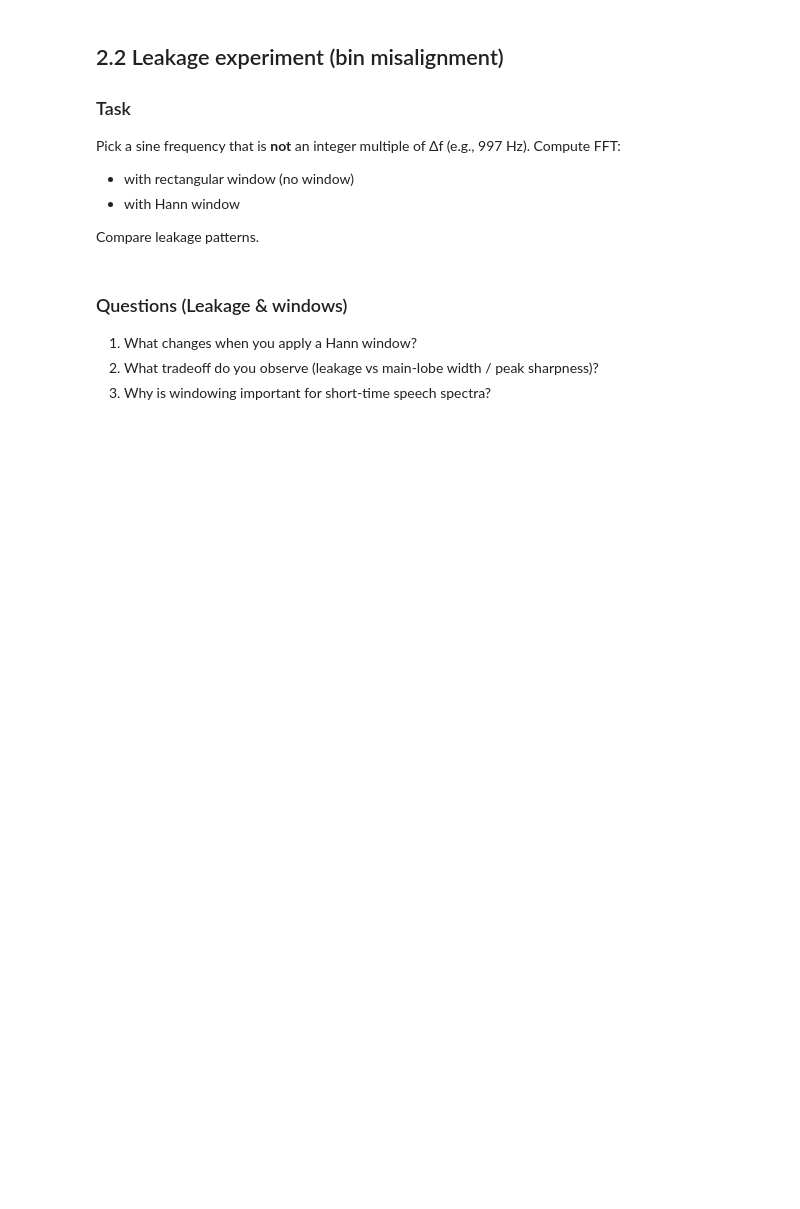
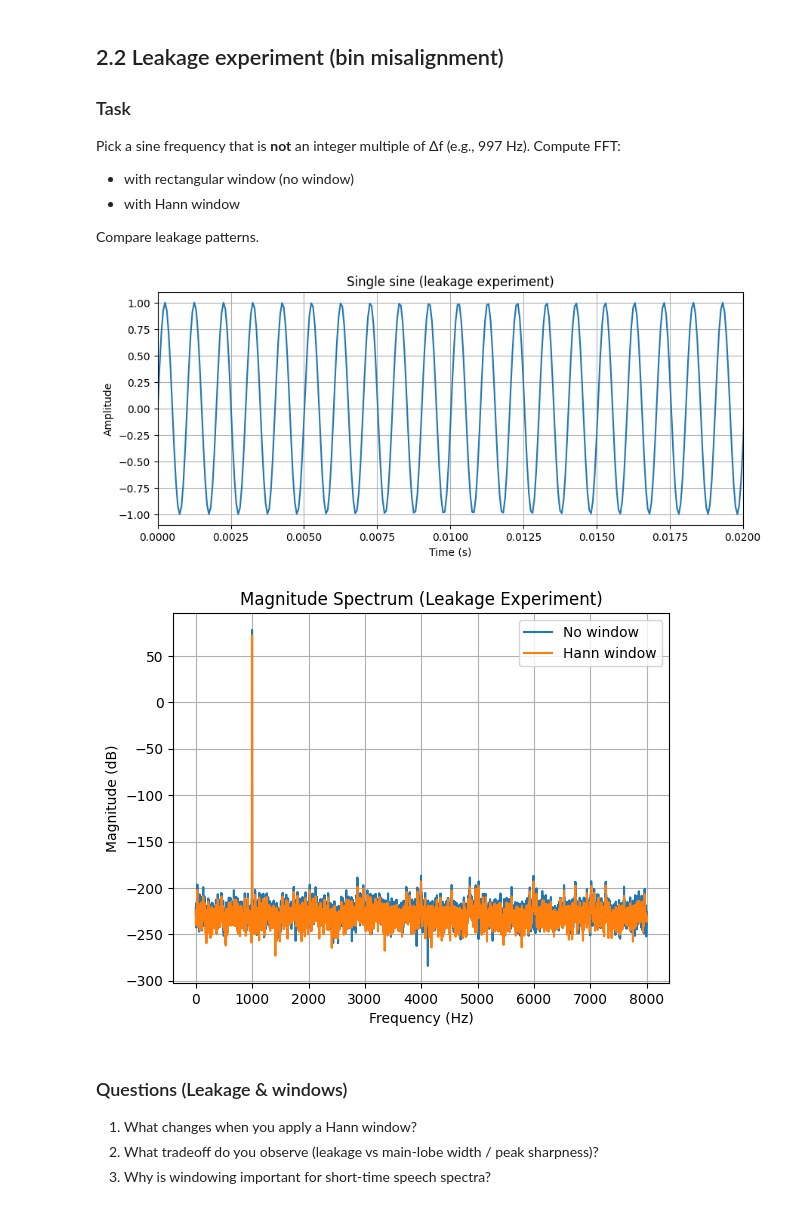
Before and after one commit to RonaldoLopezTucux/EE519, a Jupyter notebook: EE519_HW1/HW1_Notebook4_Fourier_DFT_SpeechSpectra.ipynb, the cells around one changed output. Cells and saved outputs as stored; diff of their text form; code cells hidden in the pictures; blank space fills up the shorter version.

```diff
--- a/EE519_HW1/HW1_Notebook4_Fourier_DFT_SpeechSpectra.ipynb
+++ b/EE519_HW1/HW1_Notebook4_Fourier_DFT_SpeechSpectra.ipynb
@@ -192,10 +311,29 @@ Compute FFT:
 Compare leakage patterns.
 # %%
 # TODO: Leakage experiment
-# f0 = 997
-# x = ...
+f0 = 997
+x = np.sin(2*np.pi*f0*t)
 # Compute spectra with window=None vs window="hann"
+f_none, mag_none = magnitude_spectrum(x, fs_syn, window_type=None)
+f_hann, mag_hann = magnitude_spectrum(x, fs_syn, window_type="hann")
+
+
 # Plot and compare
+plot_waveform(x, fs_syn, "Single sine (leakage experiment)", tlim=(0, 0.02))
+plt.figure()
+plt.plot(f_none, 20 * np.log10(mag_none), label="No window")
+plt.plot(f_hann, 20 * np.log10(mag_hann), label="Hann window")
+plt.title("Magnitude Spectrum (Leakage Experiment)")
+plt.xlabel("Frequency (Hz)")
+plt.ylabel("Magnitude (dB)")
+
+
+plt.legend()
+plt.grid(True)
+plt.show()
+# %% [output]
+[figure, added]
+[figure, added]
 # %% [markdown]
 ### Questions (Leakage & windows)
 
```
Also changed, not shown: parts of 21 cells of this notebook.
